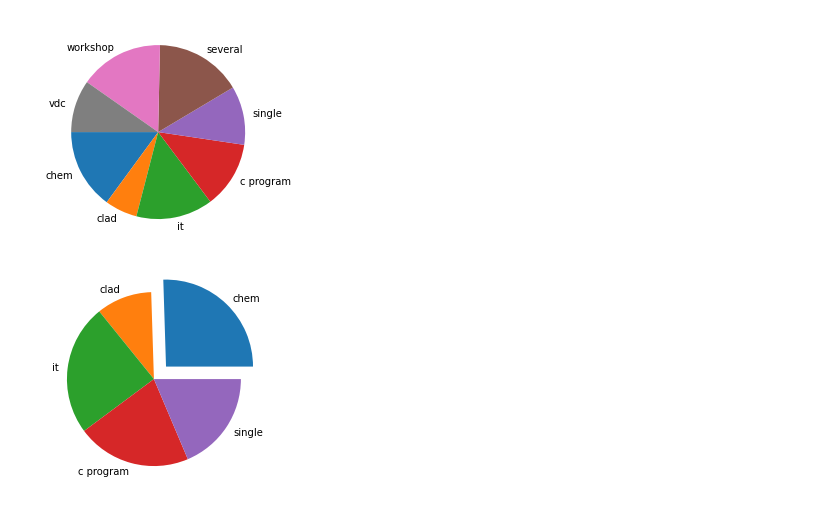
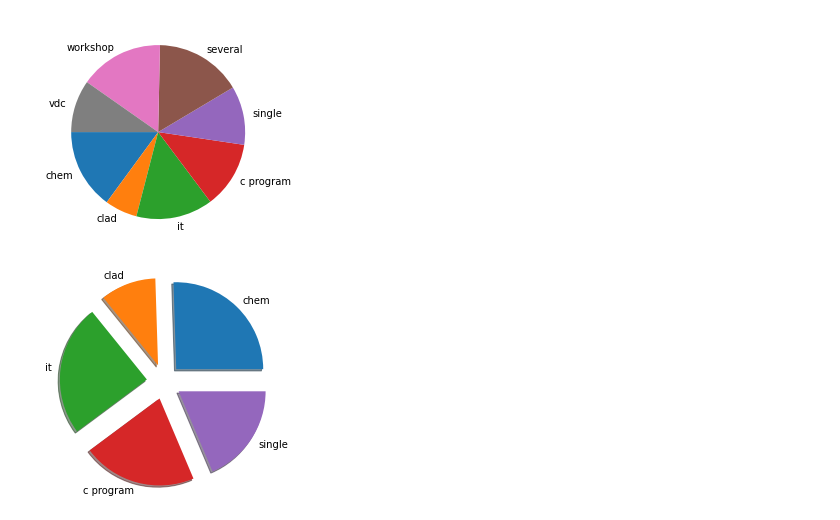
Before and after one commit to ssirapar/python-programs, a Jupyter notebook: matplotib_345.ipynb, the cells around one changed output. Saved outputs shown, nothing was run; the diff lists cells and outputs as text; code cells hidden in the pictures.

```diff
--- a/matplotib_345.ipynb
+++ b/matplotib_345.ipynb
@@ -95,12 +150,11 @@ plt.show()
 # %%
 import matplotlib.pyplot as plt
 import numpy as np
 
 y = np.array([89,36,85,74,65])
 mylabels = ['chem','clad','it','c program','single']
-myexplode = [0.2,0,0,0,0]
-
-plt.pie(y, labels = mylabels, explode = myexplode)
+myexplode = [0.2,0.2,0.2,0.2,0.2]
+plt.pie(y, labels = mylabels, explode = myexplode, shadow=True)
 plt.show()
 # %% [output]
-[figure, old version]
+[figure, new version]
```
Also changed, not shown: parts of 16 cells of this notebook.
